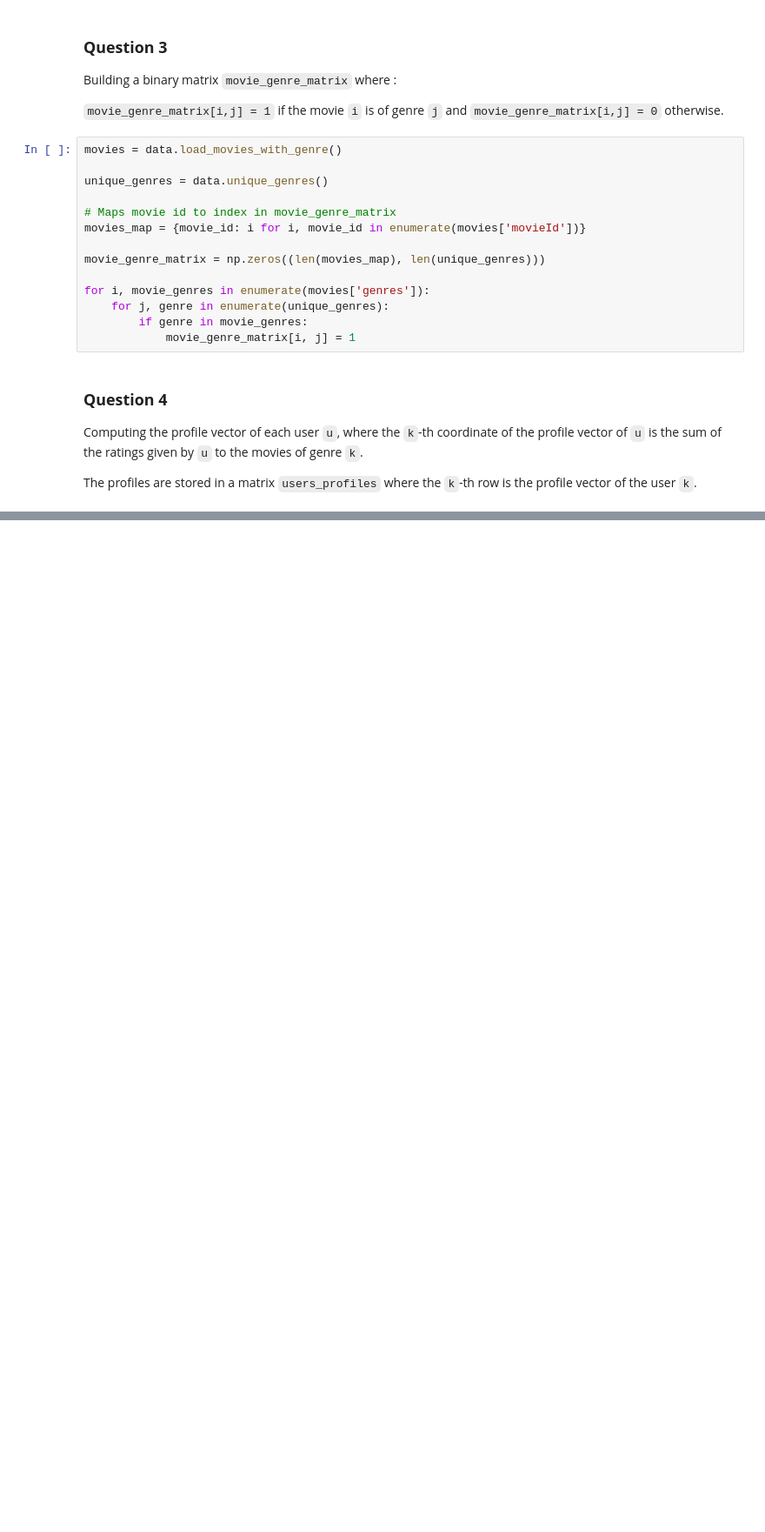
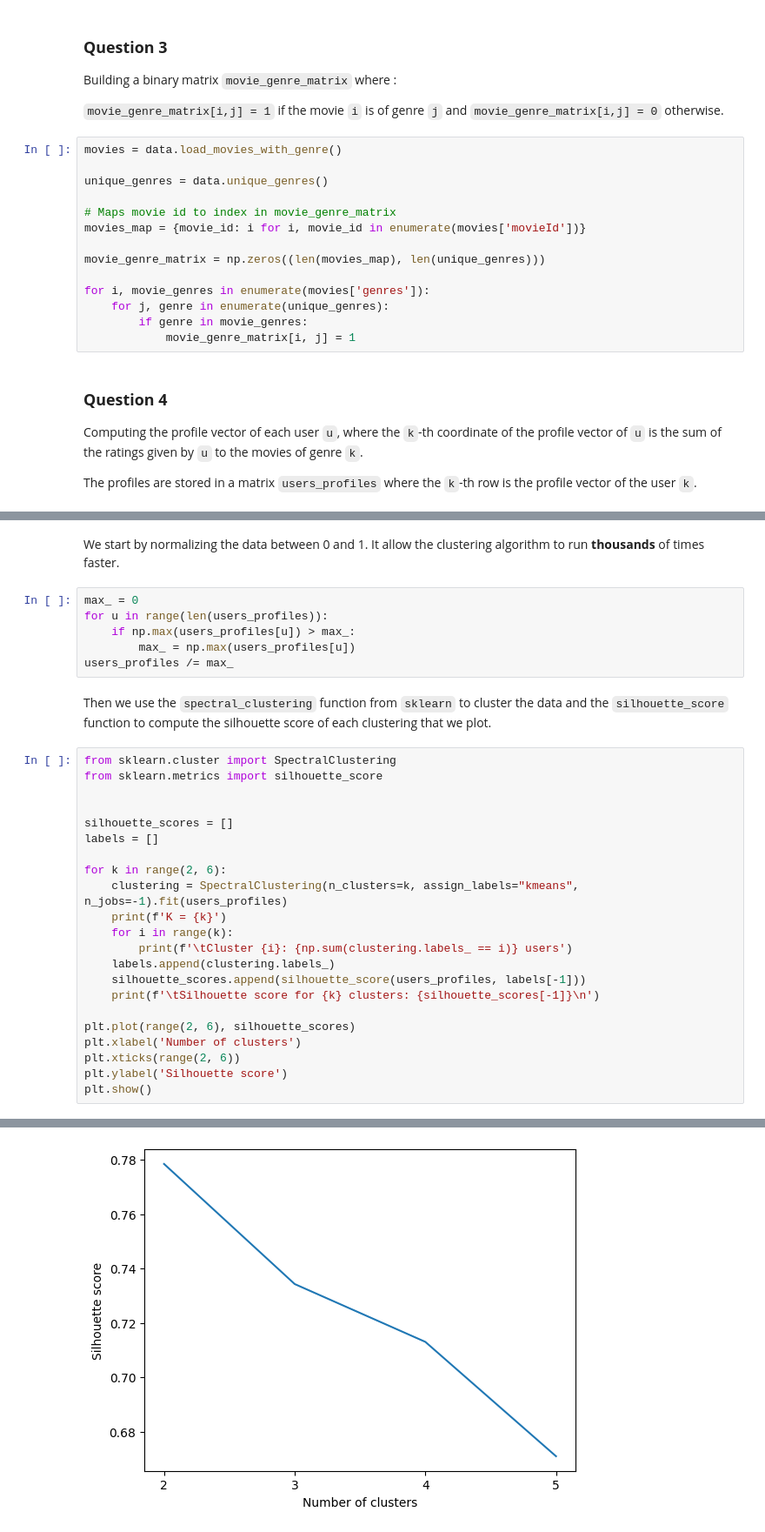
Before and after one commit to tom-sartori/IFT799, a Jupyter notebook: main.ipynb, the cells around one changed output, grey strips where cells are left out. Shown at 87% size. Drawn from its saved outputs; the diff is of its cells as text; blank space fills up the shorter version.

```diff
--- a/main.ipynb
+++ b/main.ipynb
@@ -99,0 +109,33 @@ for _, rating in ratings.iterrows():
+# %% [markdown]
+We start by normalizing the data between 0 and 1. It allow the clustering algorithm to run **thousands** of times faster.
+# %%
+max_ = 0
+for u in range(len(users_profiles)):
+    if np.max(users_profiles[u]) > max_:
+        max_ = np.max(users_profiles[u])
+users_profiles /= max_
+# %% [markdown]
+Then we use the `spectral_clustering` function from `sklearn` to cluster the data and the `silhouette_score` function to compute the silhouette score of each clustering that we plot.
+# %%
+from sklearn.cluster import SpectralClustering
+from sklearn.metrics import silhouette_score
+
+
+silhouette_scores = []
+labels = []
+
+for k in range(2, 6):
+    clustering = SpectralClustering(n_clusters=k, assign_labels="kmeans", n_jobs=-1).fit(users_profiles)
+    print(f'K = {k}')
+    for i in range(k):
+        print(f'\tCluster {i}: {np.sum(clustering.labels_ == i)} users')
+    labels.append(clustering.labels_)
+    silhouette_scores.append(silhouette_score(users_profiles, labels[-1]))
+    print(f'\tSilhouette score for {k} clusters: {silhouette_scores[-1]}\n')
+
+plt.plot(range(2, 6), silhouette_scores)
+plt.xlabel('Number of clusters')
+plt.xticks(range(2, 6))
+plt.ylabel('Silhouette score')
+plt.show()
+# %% [output]
@@ -99,0 +159 @@ for _, rating in ratings.iterrows():
+[figure, added]
```
Also changed, not shown: parts of 7 cells of this notebook.
